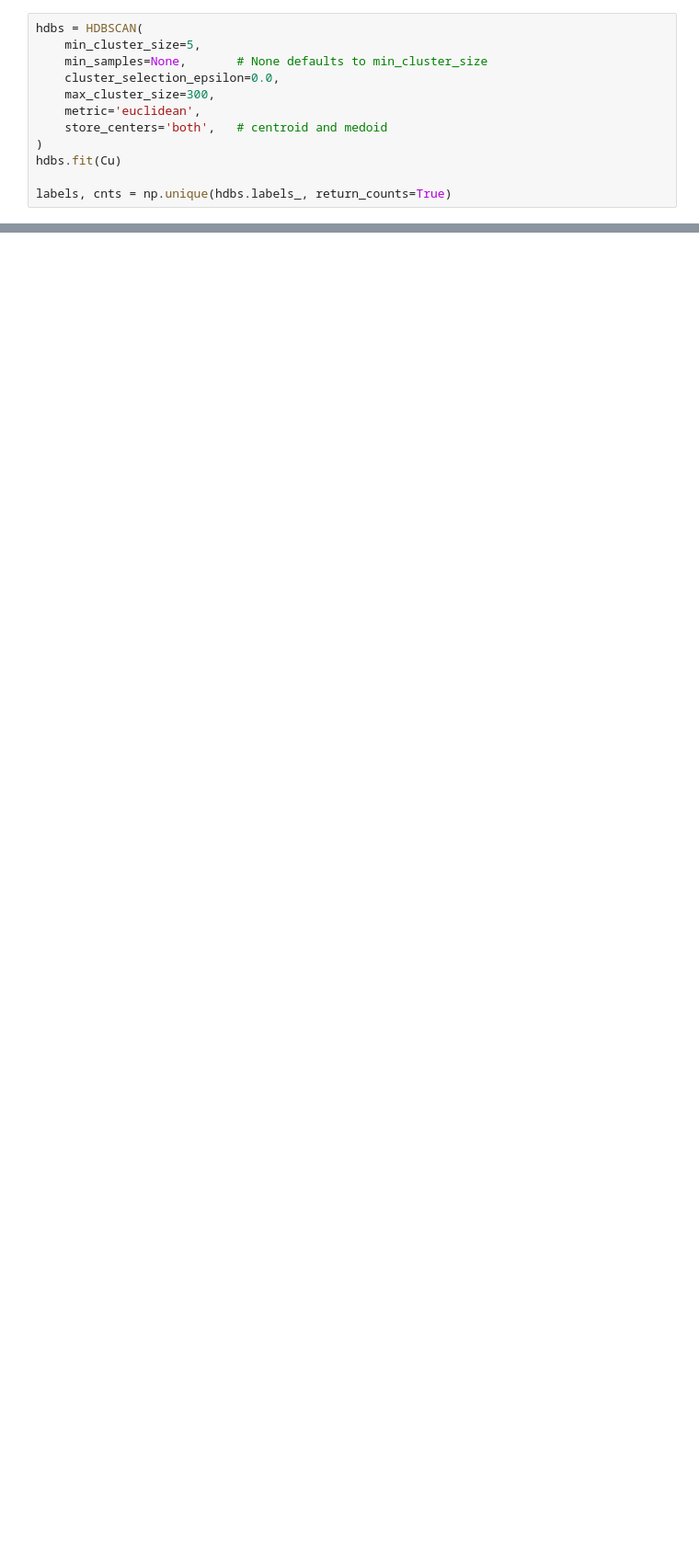
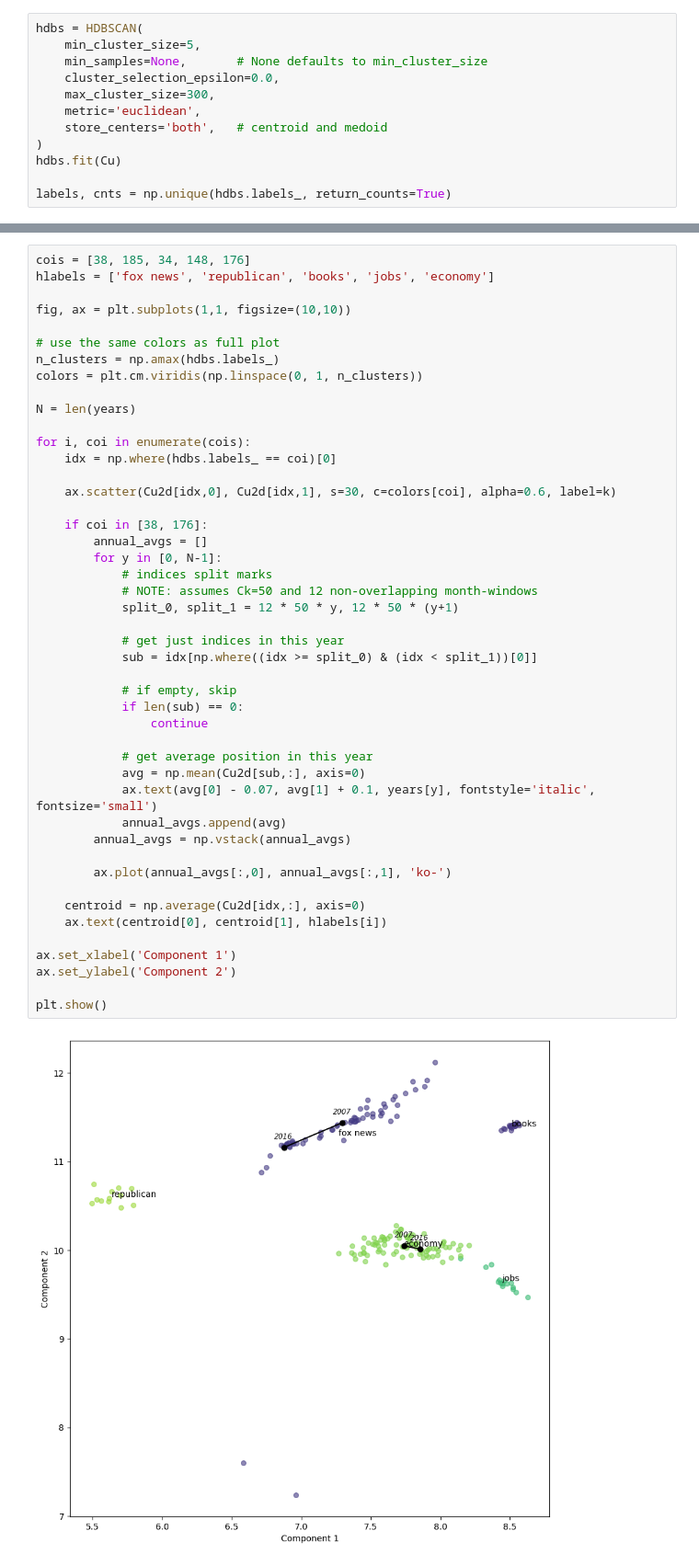
Before and after one commit to stmorse/dtm, a Jupyter notebook: notebooks/align.ipynb, the cells around one changed output, grey strips where cells are left out. Shown at 92% size. Cells and saved outputs as stored; diff of their text form; blank space fills up the shorter version.

```diff
--- a/notebooks/align.ipynb
+++ b/notebooks/align.ipynb
@@ -135 +118,49 @@ plt.show()
+# %%
+cois = [38, 185, 34, 148, 176]
+hlabels = ['fox news', 'republican', 'books', 'jobs', 'economy']
+
+fig, ax = plt.subplots(1,1, figsize=(10,10))
+
+# use the same colors as full plot
+n_clusters = np.amax(hdbs.labels_)
+colors = plt.cm.viridis(np.linspace(0, 1, n_clusters))
+
+N = len(years)
+
+for i, coi in enumerate(cois):
+    idx = np.where(hdbs.labels_ == coi)[0]
+
+    ax.scatter(Cu2d[idx,0], Cu2d[idx,1], s=30, c=colors[coi], alpha=0.6, label=k)
+
+    if coi in [38, 176]:
+        annual_avgs = []
+        for y in [0, N-1]:
+            # indices split marks
+            # NOTE: assumes Ck=50 and 12 non-overlapping month-windows
+            split_0, split_1 = 12 * 50 * y, 12 * 50 * (y+1)
+
+            # get just indices in this year
+            sub = idx[np.where((idx >= split_0) & (idx < split_1))[0]]
+
+            # if empty, skip
+            if len(sub) == 0:
+                continue
+
+            # get average position in this year
+            avg = np.mean(Cu2d[sub,:], axis=0)
+            ax.text(avg[0] - 0.07, avg[1] + 0.1, years[y], fontstyle='italic', fontsize='small')
+            annual_avgs.append(avg)
+        annual_avgs = np.vstack(annual_avgs)
+
+        ax.plot(annual_avgs[:,0], annual_avgs[:,1], 'ko-')
+
+    centroid = np.average(Cu2d[idx,:], axis=0)
+    ax.text(centroid[0], centroid[1], hlabels[i])
+
+ax.set_xlabel('Component 1')
+ax.set_ylabel('Component 2')
+
+plt.show()
+# %% [output]
+[figure, added]
 # %%
```
Also changed, not shown: parts of 14 cells of this notebook, 2 other files.
